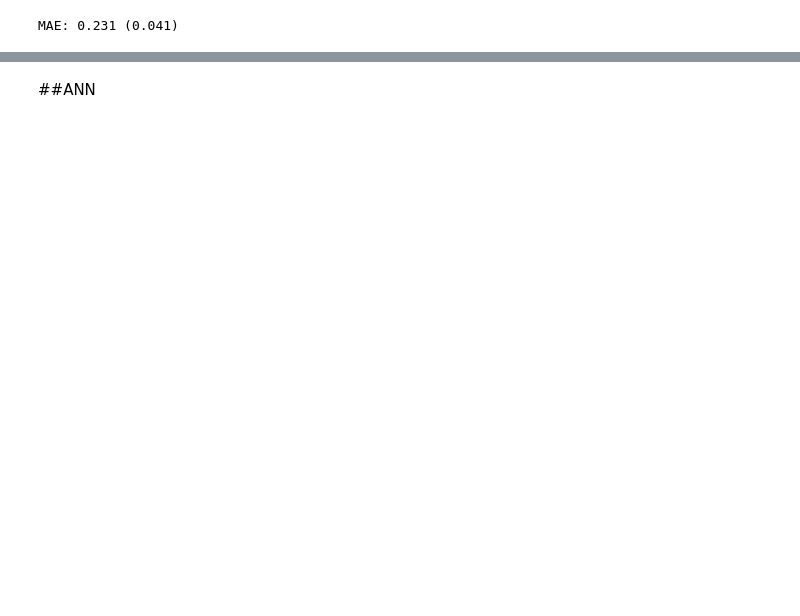
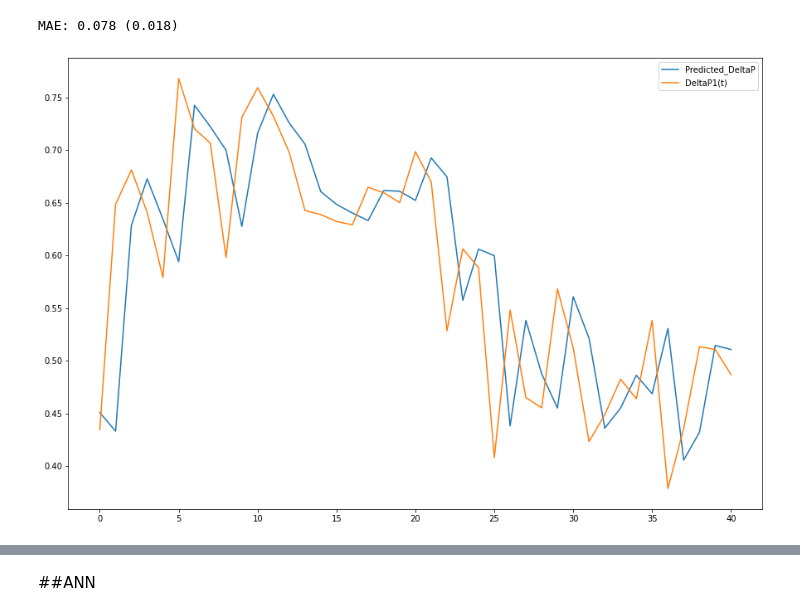
Before and after one commit to shohan007/DIS-soft-sensing-benchmarking-with-SVR-ANN, a Jupyter notebook: SVM_and_ANN_one_response.ipynb, the cells around one changed output, grey strips where cells are left out. Saved outputs shown, nothing was run; the diff lists cells and outputs as text; code cells hidden in the pictures; blank space fills up the shorter version.

```diff
--- a/SVM_and_ANN_one_response.ipynb
+++ b/SVM_and_ANN_one_response.ipynb
@@ -45,0 +77,38 @@ def series_to_supervised(data, n_in=1, n_out=1, dropnan=True):
+# %%
+#individual dataset for each scenario
+scenario_1_df=cleaned_df[cleaned_df['Sample']==1]
+scenario_2_df=cleaned_df[cleaned_df['Sample']==5]
+scenario_3_df_1=cleaned_df[cleaned_df['Sample']==7]
+scenario_3_df_2=cleaned_df[cleaned_df['Sample']==12]
+
+#finding out the index for the missing values to be predicted
+scenario1_day_10_sample_1=scenario_1_df[scenario_1_df['Day']==10][scenario_1_df['Sample']==1].index
+scenario1_day_11_sample_1=scenario_1_df[scenario_1_df['Day']==11][scenario_1_df['Sample']==1].index
+scenario2_day_5_sample_5= scenario_2_df[scenario_2_df['Day']==5][scenario_2_df['Sample']==5].index
+scenario2_day_9_sample_5= scenario_2_df[scenario_2_df['Day']==9][scenario_2_df['Sample']==5].index
+scenario3_day_8_sample_7= scenario_3_df_1[scenario_3_df_1['Day']==8][scenario_3_df_1['Sample']==7].index
+scenario3_day_3_sample_12= scenario_3_df_2[scenario_3_df_2['Day']==3][scenario_3_df_2['Sample']==12].index
+
+#dataset without the testing data
+#Scenario 1
+scenario_1= scenario1_day_10_sample_1.append(scenario1_day_11_sample_1).values
+scenario_1_df.drop(scenario_1, inplace=True)
+scenario_1_df=pd.DataFrame(scenario_1_df['DeltaP'])
+#scenario_1_df
+
+#Scenario 2
+scenario_2= scenario2_day_5_sample_5.append(scenario2_day_9_sample_5).values
+scenario_2_df.drop(scenario_2, inplace=True)
+scenario_2_df=pd.DataFrame(scenario_2_df['DeltaP'])
+#scenario_2_df
+
+#Scenario 3
+scenario_3_s7= scenario3_day_8_sample_7.values
+scenario_3_df_1.drop(scenario_3_s7, inplace=True)
+scenario_3_df_1=pd.DataFrame(scenario_3_df_1['DeltaP'])
+#scenario_3_df_1
+
+scenario_3_s12= scenario3_day_3_sample_12.values
+scenario_3_df_2.drop(scenario_3_s12, inplace=True)
+scenario_3_df_2=pd.DataFrame(scenario_3_df_2['DeltaP'])
+#scenario_3_df_2
@@ -116,21 +311,24 @@ RMSE train:  0.30514969727556746
 # %%
-#With cross validation
-
-from numpy import absolute
-from numpy import mean
-from numpy import std
-from sklearn.model_selection import cross_val_score
-from sklearn.model_selection import RepeatedKFold
+#MAE With cross validation
 
 # define the evaluation procedure
-cv = RepeatedKFold(n_splits=5, n_repeats=3, random_state=1)
+cv = RepeatedKFold(n_splits=10, n_repeats=3, random_state=1)
+
+svr=grid_search.best_estimator_
 
 # evaluate the model and collect the scores
-n_scores = cross_val_score(sor, X, y, scoring='neg_mean_absolute_error', cv=cv, n_jobs=-1)
+n_scores = cross_val_score(svr, X, y, scoring='neg_mean_absolute_error', cv=cv, n_jobs=-1)
 
 # force the scores to be positive
 n_scores = absolute(n_scores)
 # summarize performance
 print('MAE: %.3f (%.3f)' % (mean(n_scores), std(n_scores)))
 # %% [output]
-MAE: 0.231 (0.041)
+MAE: 0.078 (0.018)
+# %%
+df_index = pd.merge(predictions_y, y_test_df, right_index=True, left_index=True)
+df_index=df_index.reset_index(drop=True)
+df_index
+df_index.plot(figsize=(15,10));
+# %% [output]
+[figure, added]
```
Also changed, not shown: parts of 32 cells of this notebook.
